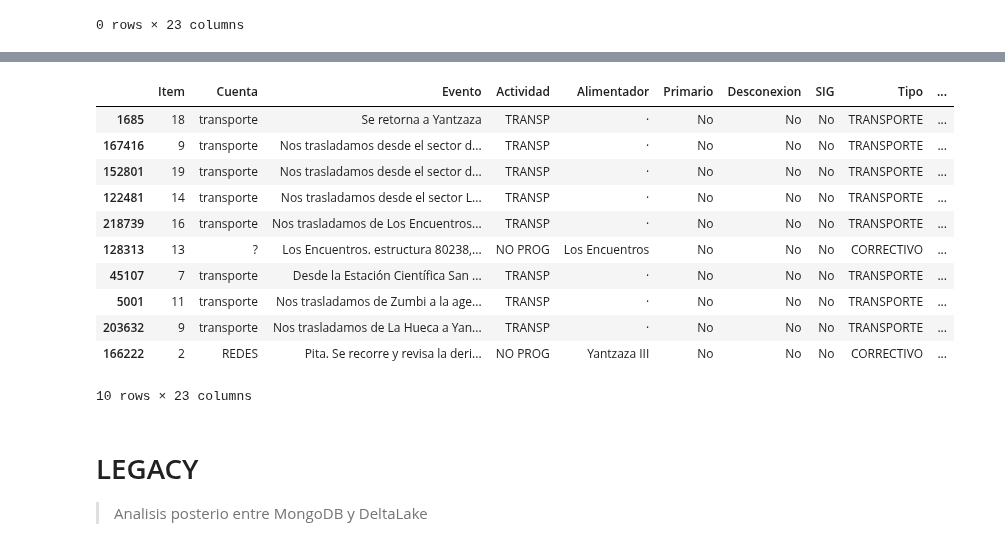
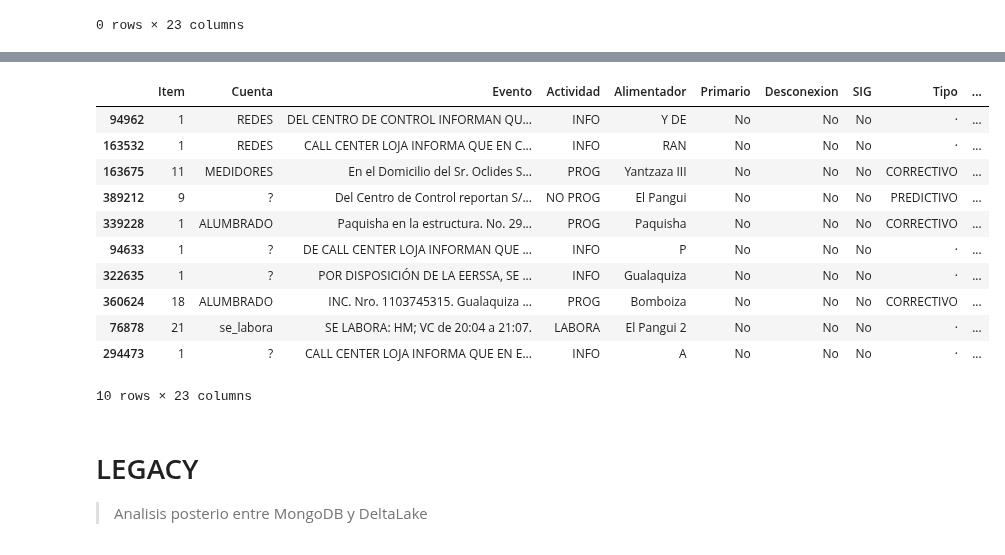
Before and after one commit to ernestopalacios/ordenes_de_trabajo, a Jupyter notebook: Test_DataLake.ipynb, the cells around one changed output, grey strips where cells are left out. Cells and saved outputs as stored; diff of their text form; code cells hidden in the pictures.

```diff
--- a/Test_DataLake.ipynb
+++ b/Test_DataLake.ipynb
@@ -185,0 +199,12 @@ df
+# %%
+"""
+    El objetivo es identificar el tipo de actividad con un espacio al final
+    para ser reemplazadas por un mismo valor uniforme
+
+    FILTROS:
+    * Identificamos el texto: 'CORRECTIVAS '
+
+"""
+mask = df['Tipo'] == "CORRECTIVO "
+filtered_df = df[mask]
+filtered_df
@@ -185,0 +214,6 @@ df
+# %%
+print(f"Existen {mask.sum()} filas por modificar.")
+df.loc[mask, 'Tipo'] = "CORRECTIVO"
+print("✅ Se ha actualizado el Dataframe")
+
+filtered_df = df[mask] # valores para actualizar en Deltalake
@@ -185,0 +225,8 @@ df
+# %%
+mask = df['Tipo'] == "ACTGIS"
+filtered_df = df[mask]
+print(f"Existen {mask.sum()} filas por modificar.")
+df.loc[mask, 'Tipo'] = "PREDICTIVO"
+print("✅ Se ha actualizado el Dataframe")
+
+filtered_df = df[mask] # valores para actualizar en Deltalake
@@ -458,17 +488,17 @@ df.query( f"Duracion < -1300" ).sort_values(by='Duracion', ascending=True)
 # %%
-df.sort_values(by="Duracion",ascending=True).head(10)
+df.query(f"Alimentador != '·'").sort_values(by="Duracion",ascending=True).head(10)
 # %% [output]
 |  | Item | Cuenta | Evento | Actividad | Alimentador | Primario | Desconexion | SIG | Tipo | ... |
-| 1685 | 18 | transporte | Se retorna a Yantzaza | TRANSP | · | No | No | No | TRANSPORTE | ... |
-| 167416 | 9 | transporte | Nos trasladamos desde el sector d... | TRANSP | · | No | No | No | TRANSPORTE | ... |
-| 152801 | 19 | transporte | Nos trasladamos desde el sector d... | TRANSP | · | No | No | No | TRANSPORTE | ... |
-| 122481 | 14 | transporte | Nos trasladamos desde el sector L... | TRANSP | · | No | No | No | TRANSPORTE | ... |
-| 218739 | 16 | transporte | Nos trasladamos de Los Encuentros... | TRANSP | · | No | No | No | TRANSPORTE | ... |
-| 128313 | 13 | ? | Los Encuentros. estructura 80238,... | NO PROG | Los Encuentros | No | No | No | CORRECTIVO | ... |
-| 45107 | 7 | transporte | Desde la Estación Científica San ... | TRANSP | · | No | No | No | TRANSPORTE | ... |
-| 5001 | 11 | transporte | Nos trasladamos de Zumbi a la age... | TRANSP | · | No | No | No | TRANSPORTE | ... |
-| 203632 | 9 | transporte | Nos trasladamos de La Hueca a Yan... | TRANSP | · | No | No | No | TRANSPORTE | ... |
-| 166222 | 2 | REDES | Pita. Se recorre y revisa la deri... | NO PROG | Yantzaza III | No | No | No | CORRECTIVO | ... |
+| 94962 | 1 | REDES | DEL CENTRO DE CONTROL INFORMAN QU... | INFO | Y DE | No | No | No | · | ... |
+| 163532 | 1 | REDES | CALL CENTER LOJA INFORMA QUE EN C... | INFO | RAN | No | No | No | · | ... |
+| 163675 | 11 | MEDIDORES | En el Domicilio del Sr. Oclides S... | PROG | Yantzaza III | No | No | No | CORRECTIVO | ... |
+| 389212 | 9 | ? | Del Centro de Control reportan S/... | NO PROG | El Pangui | No | No | No | PREDICTIVO | ... |
+| 339228 | 1 | ALUMBRADO | Paquisha en la estructura. No. 29... | PROG | Paquisha | No | No | No | CORRECTIVO | ... |
+| 94633 | 1 | ? | DE CALL CENTER LOJA INFORMAN QUE ... | INFO | P | No | No | No | · | ... |
+| 322635 | 1 | ? | POR DISPOSICIÓN DE LA EERSSA, SE ... | INFO | Gualaquiza | No | No | No | · | ... |
+| 360624 | 18 | ALUMBRADO | INC. Nro. 1103745315. Gualaquiza ... | PROG | Bomboiza | No | No | No | CORRECTIVO | ... |
+| 76878 | 21 | se_labora | SE LABORA: HM; VC de 20:04 a 21:07. | LABORA | El Pangui 2 | No | No | No | · | ... |
+| 294473 | 1 | ? | CALL CENTER LOJA INFORMA QUE EN E... | INFO | A | No | No | No | · | ... |
 10 rows × 23 columns
 # %%
 df
```
Also changed, not shown: parts of 12 cells of this notebook, 14 other files.
